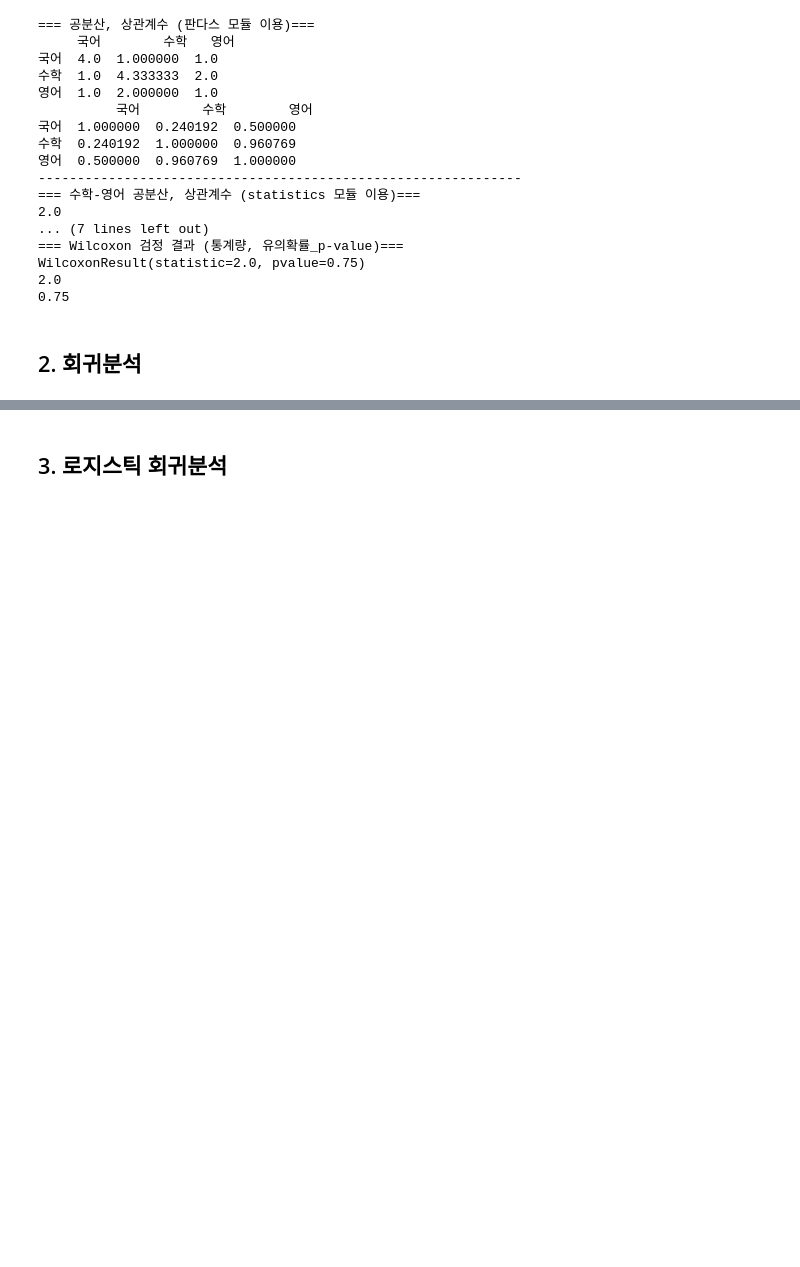
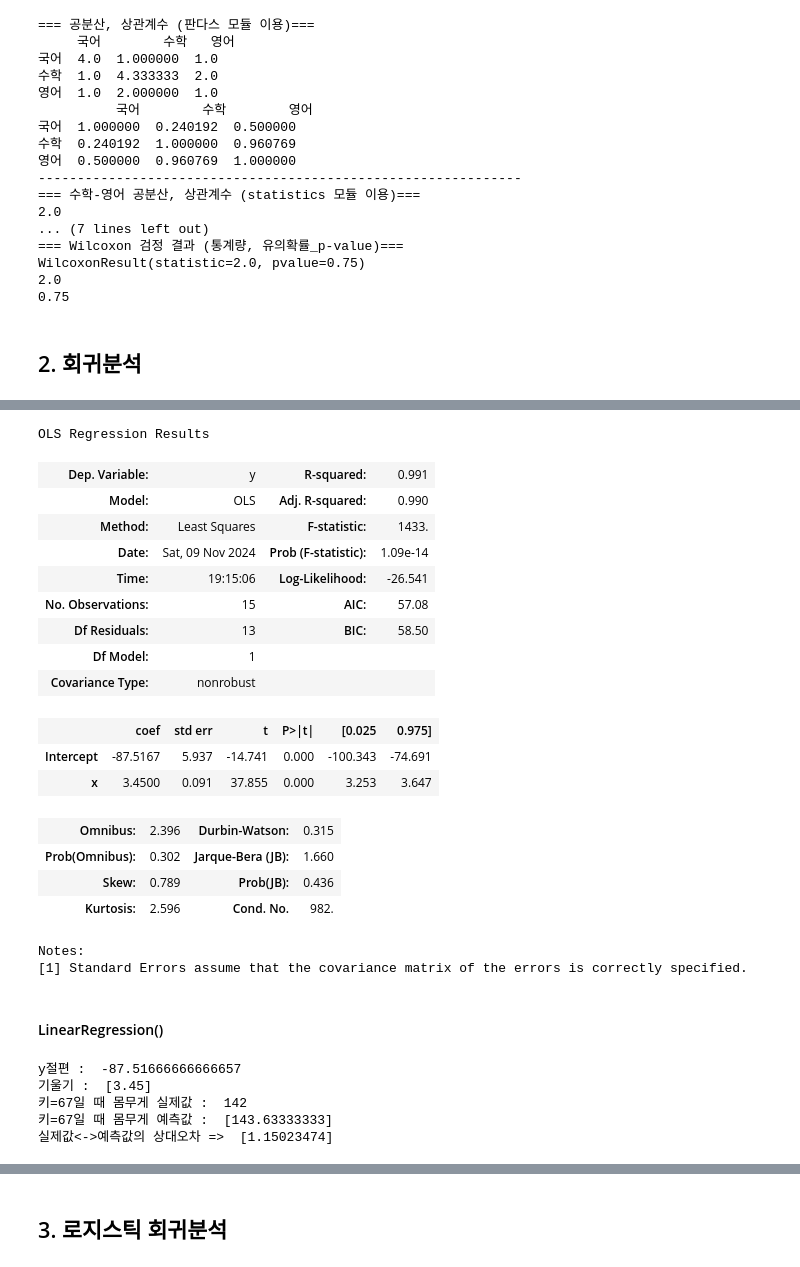
Before and after one commit to RoRdil31/Data-Analytics-Certification, a Jupyter notebook: BigData_Certification.ipynb, the cells around one changed output, grey strips where cells are left out. Saved outputs shown, nothing was run; the diff lists cells and outputs as text; code cells hidden in the pictures; blank space fills up the shorter version.

```diff
--- a/BigData_Certification.ipynb
+++ b/BigData_Certification.ipynb
@@ -348,0 +398,51 @@ WilcoxonResult(statistic=2.0, pvalue=0.75)
+# %%
+model.summary()
+# %% [output]
+OLS Regression Results
+| Dep. Variable: | y | R-squared: | 0.991 |
+| Model: | OLS | Adj. R-squared: | 0.990 |
+| Method: | Least Squares | F-statistic: | 1433. |
+| Date: | Sat, 09 Nov 2024 | Prob (F-statistic): | 1.09e-14 |
+| Time: | 19:15:06 | Log-Likelihood: | -26.541 |
+| No. Observations: | 15 | AIC: | 57.08 |
+| Df Residuals: | 13 | BIC: | 58.50 |
+| Df Model: | 1 |  |  |
+| Covariance Type: | nonrobust |  |  |
+|  | coef | std err | t | P>|t| | [0.025 | 0.975] |
+| Intercept | -87.5167 | 5.937 | -14.741 | 0.000 | -100.343 | -74.691 |
+| x | 3.4500 | 0.091 | 37.855 | 0.000 | 3.253 | 3.647 |
+| Omnibus: | 2.396 | Durbin-Watson: | 0.315 |
+| Prob(Omnibus): | 0.302 | Jarque-Bera (JB): | 1.660 |
+| Skew: | 0.789 | Prob(JB): | 0.436 |
+| Kurtosis: | 2.596 | Cond. No. | 982. |
+Notes:
+[1] Standard Errors assume that the covariance matrix of the errors is correctly specified.
+# %% [markdown]
+#### LinearRegression()
+# %%
+from sklearn.linear_model import LinearRegression
+
+data = pd.read_csv("data/women.csv",header=0, index_col=0)
+
+x = data['height'].values.reshape(-1,1) # 2차원 배열로 변경.
+y = data['weight']
+model = LinearRegression().fit(x,y)
+
+print('y절편 : ', model.intercept_)
+print('기울기 : ', model.coef_)
+
+residual = y - model.predict(x) # 잔차
+residual.mean() # 잔차값의 평균
+
+w67 = data.loc[data['height']==67, 'weight'].values[0]
+print("키=67일 때 몸무게 실제값 : ",w67)
+print("키=67일 때 몸무게 예측값 : ",model.predict([[67]]))
+
+# 실제값과 예측값 사이의 상대오차 (%)
+print('실제값<->예측값의 상대오차 => ', abs(w67 - model.predict([[67]]))/w67*100)
+# %% [output]
+y절편 :  -87.51666666666657
+기울기 :  [3.45]
+키=67일 때 몸무게 실제값 :  142
+키=67일 때 몸무게 예측값 :  [143.63333333]
+실제값<->예측값의 상대오차 =>  [1.15023474]
```
Also changed, not shown: parts of 18 cells of this notebook.
